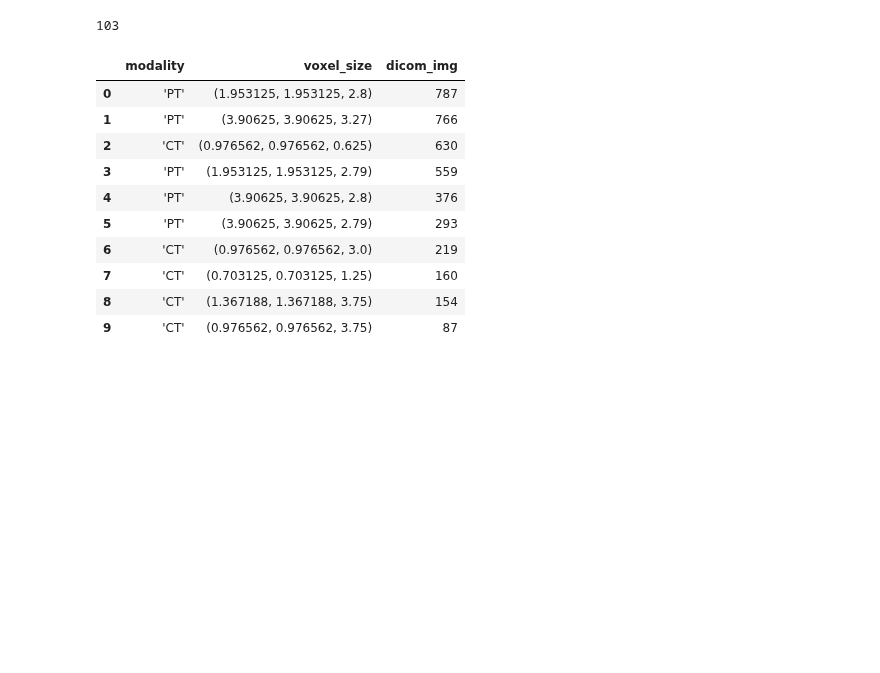
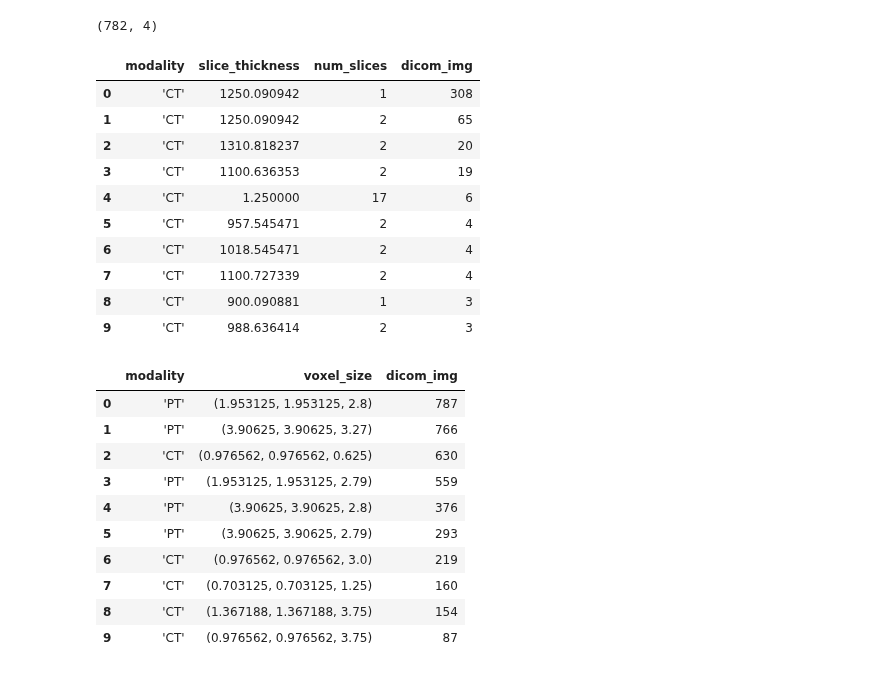
Before and after one commit to NickosKal/UCAN-PET-CT-image-data-handling-pipeline, a Jupyter notebook: Task 3.1/Task3.1_ExtractMetaData_UCAN.ipynb, the cells around one changed output. Drawn from its saved outputs; the diff is of its cells as text; code cells hidden in the pictures; blank space fills up the shorter version.

Commit message:
added resampling code, image selection on all UCAN folders and modified metadata extraction code

```diff
--- a/Task 3.1/Task3.1_ExtractMetaData_UCAN.ipynb
+++ b/Task 3.1/Task3.1_ExtractMetaData_UCAN.ipynb
@@ -88,12 +135,12 @@ ucan_md_dict = {'dir': [],
                 'manufacturer': [],
                 'manufacturer_model': []}
 
-emptydir_lst = []
+#emptydir_lst = []
 
 for dir in findir_lst:
-    if len(os.listdir(dir))<100:
-        emptydir_lst.append(dir)
-        continue
+    #if len(os.listdir(dir))<100:
+    #    emptydir_lst.append(dir)
+    #    continue
 
     ucan_md_dict['dir'].append(dir)
     ucan_md_dict['dicom_img'].append(os.listdir(dir)[0])
@@ -323,7 +376,10 @@ ucan_md.head(2)
 # %%
 ucan_md.dtypes
-ucan_md['rows'] = np.int64(ucan_md['rows'])
-ucan_md['columns'] = np.int64(ucan_md['columns'])
+ucan_md['imgsz_x'] = np.int64(ucan_md['rows'].str.replace("'","").replace(" ",""))
+ucan_md['imgsz_y'] = np.int64(ucan_md['columns'])
 ucan_md['num_slices'] = np.int64(ucan_md['num_slices'])
+ucan_md['voxsz_x'] = ucan_md['pixel_spacing'].apply(lambda x: (np.float64(x.replace(" ","").replace("[","").replace("]","").split(',')[0])))
+ucan_md['voxsz_y'] = ucan_md['pixel_spacing'].apply(lambda x: (np.float64(x.replace(" ","").replace("[","").replace("]","").split(',')[1])))
 ucan_md['slice_thickness'] = np.float64(ucan_md['slice_thickness'].str.replace("'","").replace(" ",""))
 #ucan_md['pixel_spacing'] = ucan_md['pixel_spacing'].replace(" ","").replace("[","").replace("]","").str.split(',')
+ucan_md.head(2)
@@ -330,8 +390,6 @@ ucan_md['slice_thickness'] = np.float64(ucan_md['slice_thickness'].str.replace("
 # %%
-ucan_md['image_size'] = ucan_md.apply(lambda x: (x.rows, x.columns, x.num_slices), axis=1)
-ucan_md['voxel_size'] = ucan_md.apply(lambda x: (np.float64(x.pixel_spacing.replace(" ","").replace("[","").replace("]","").split(',')[0]),
-                                                 np.float64(x.pixel_spacing.replace(" ","").replace("[","").replace("]","").split(',')[1]),
-                                                 x.slice_thickness), axis=1)
+ucan_md['image_size'] = ucan_md.apply(lambda x: (x.imgsz_x, x.imgsz_y, x.num_slices), axis=1)
+ucan_md['voxel_size'] = ucan_md.apply(lambda x: (x.voxsz_x, x.voxsz_y, x.slice_thickness), axis=1)
 ucan_md.head(2)
 # %% [output]
 |  | dir | source_dir | patient_dir | image_dir | dicom_img | patient_id | patient_age | patient_sex | ... |
@@ -343,0 +410,12 @@ ucan_md[ucan_md['image_dir'].str.contains('PT')].shape
+# %%
+#order columns
+new_col_lst = ['dir', 'source_dir', 'patient_dir', 'image_dir', 'dicom_img',
+       'patient_id', 'patient_age', 'patient_sex', 'patient_weight',
+       'patient_size', 'rows', 'columns', 'imgsz_x', 'imgsz_y', 'num_slices',
+       'voxsz_x', 'voxsz_y', 'slice_thickness',  'pixel_spacing',
+       'image_size', 'voxel_size', 'img_pos', 'img_orient', 'for_uid', 'att_corr',
+       'recons_method', 'image_type', 'aquisition_dt', 'study_desc',
+       'series_desc', 'protocol', 'corr_img', 'modality', 'manufacturer',
+       'manufacturer_model']
+
+ucan_md = ucan_md[new_col_lst]
@@ -350,7 +434,25 @@ ucan_md.num_slices.min()
-# %%
-ucan_md[ucan_md['image_dir'].str.contains('ax')].num_slices.min()
-# %% [output]
-103
+# %%
+ucan_md[ucan_md['num_slices']<=100].to_excel('F:/U-CAN-Lymfom_A/Ashish_SampleResampling/metadata_extraction/lessthan100slices_29Sep2023.xlsx', index=False, engine='xlsxwriter')
+
+lessthan100slices_summ = ucan_md[np.int64(ucan_md['num_slices'])<=100].groupby(['modality', 'slice_thickness', 'num_slices']).agg({'dicom_img':'count'}).sort_values('dicom_img' ,ascending=False).reset_index()
+lessthan100slices_summ.to_excel('F:/U-CAN-Lymfom_A/Ashish_SampleResampling/metadata_extraction/lessthan100slices_summary_29Sep2023.xlsx', index=False, engine='xlsxwriter')
+
+print(lessthan100slices_summ.shape)
+#(785, 4)
+lessthan100slices_summ.head(10)
+# %% [output]
+(782, 4)
+|  | modality | slice_thickness | num_slices | dicom_img |
+| 0 | 'CT' | 1250.090942 | 1 | 308 |
+| 1 | 'CT' | 1250.090942 | 2 | 65 |
+| 2 | 'CT' | 1310.818237 | 2 | 20 |
+| 3 | 'CT' | 1100.636353 | 2 | 19 |
+| 4 | 'CT' | 1.250000 | 17 | 6 |
+| 5 | 'CT' | 957.545471 | 2 | 4 |
+| 6 | 'CT' | 1018.545471 | 2 | 4 |
+| 7 | 'CT' | 1100.727339 | 2 | 4 |
+| 8 | 'CT' | 900.090881 | 1 | 3 |
+| 9 | 'CT' | 988.636414 | 2 | 3 |
 # %%
 ucan_md_voxeldist = ucan_md.groupby(['modality', 'voxel_size']).agg({'dicom_img':'count'}).sort_values('dicom_img' ,ascending=False).reset_index()
 ucan_md_voxeldist.to_excel('F:/U-CAN-Lymfom_A/Ashish_SampleResampling/metadata_extraction/ucan_md_voxeldist.xlsx', index=False, engine='xlsxwriter')
```
Also changed, not shown: parts of 24 cells of this notebook, 2 other files.
